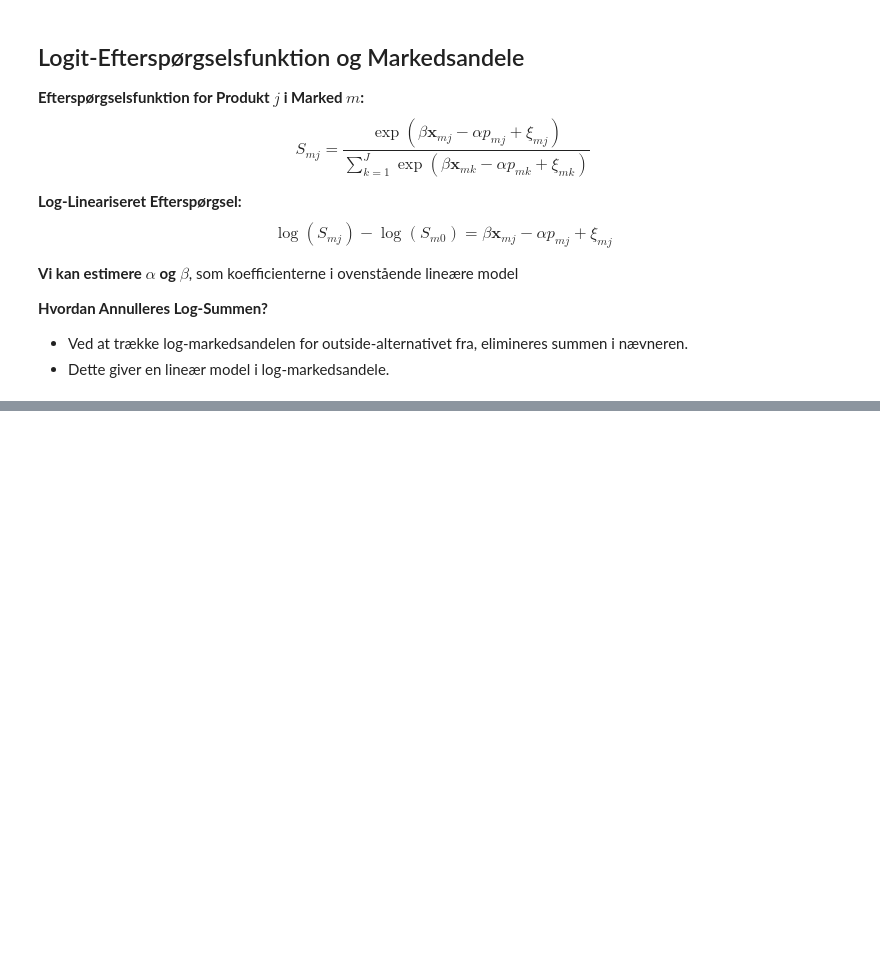
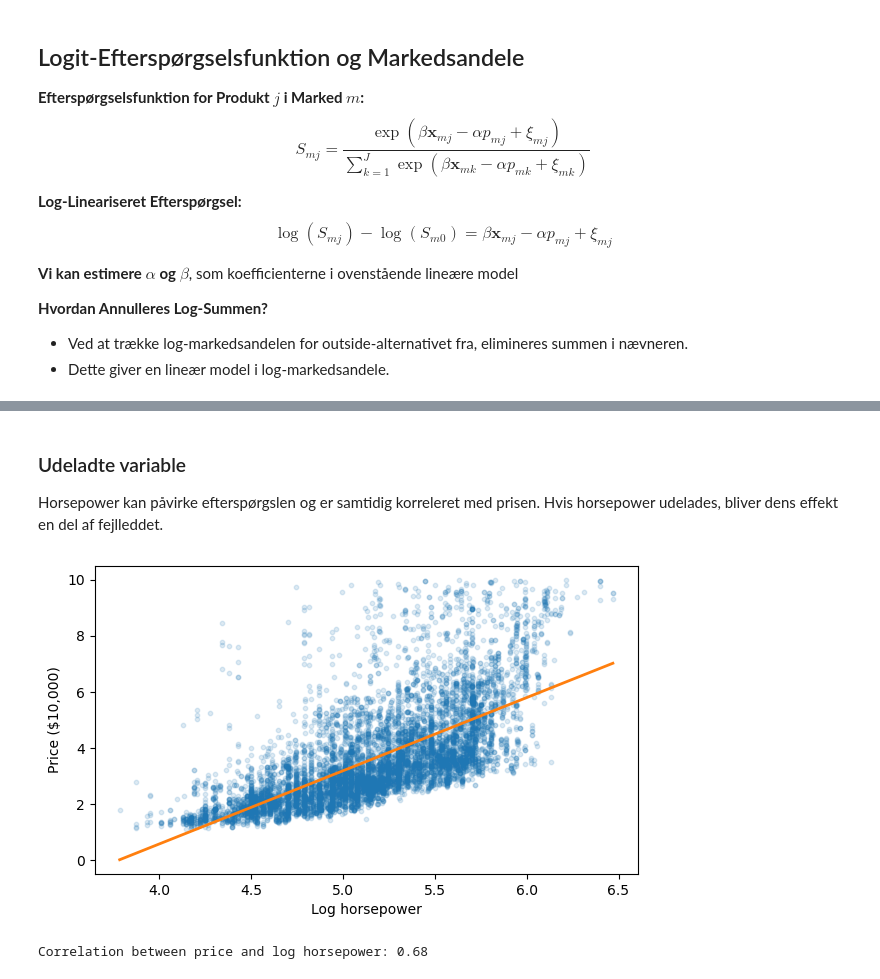
Before and after one commit to bschjerning/EconometricsA, a Jupyter notebook: 1_lectures/01_intro/01_intro_example.ipynb, the cells around one changed output, grey strips where cells are left out. Drawn from its saved outputs; the diff is of its cells as text; code cells hidden in the pictures; blank space fills up the shorter version.

```diff
--- a/1_lectures/01_intro/01_intro_example.ipynb
+++ b/1_lectures/01_intro/01_intro_example.ipynb
@@ -96,0 +111,20 @@ make_dummies = pd.get_dummies(df["make"]).drop(columns=["volvo"])
+# %% [markdown]
+### Udeladte variable
+
+Horsepower kan påvirke efterspørgslen og er samtidig korreleret med prisen. Hvis horsepower udelades, bliver dens effekt en del af fejlleddet.
+# %%
+hp_price = smf.ols("price_10k ~ log_hp", data=df).fit()
+hp_grid = np.linspace(df["log_hp"].min(), df["log_hp"].max(), 200)
+price_line = hp_price.params["Intercept"] + hp_price.params["log_hp"] * hp_grid
+
+# Expensive cars tend to have more horsepower.
+fig, ax = plt.subplots(figsize=(7, 4))
+ax.scatter(df["log_hp"], df["price_10k"], s=10, alpha=0.15)
+ax.plot(hp_grid, price_line, color="C1", linewidth=2)
+ax.set(xlabel="Log horsepower", ylabel="Price ($10,000)")
+plt.show()
+
+print(f"Correlation between price and log horsepower: {df['price_10k'].corr(df['log_hp']):.2f}")
+# %% [output]
+[figure, added]
+Correlation between price and log horsepower: 0.68
```
Also changed, not shown: parts of 29 cells of this notebook, 1 other file.
